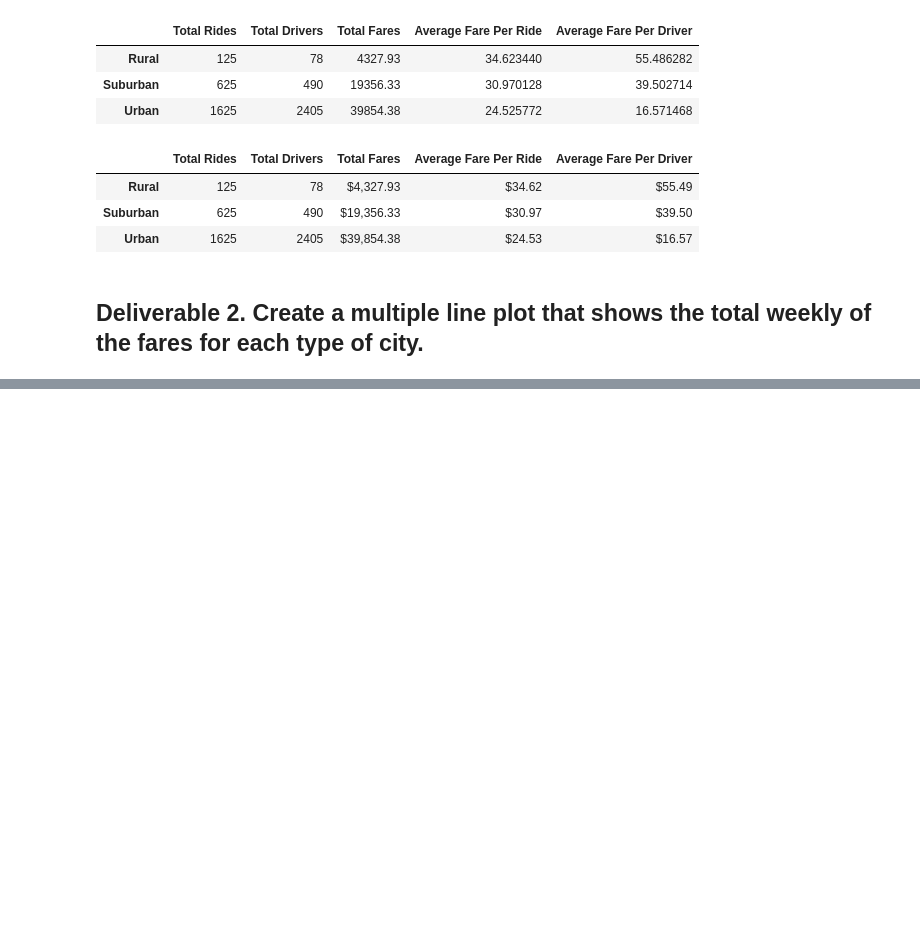
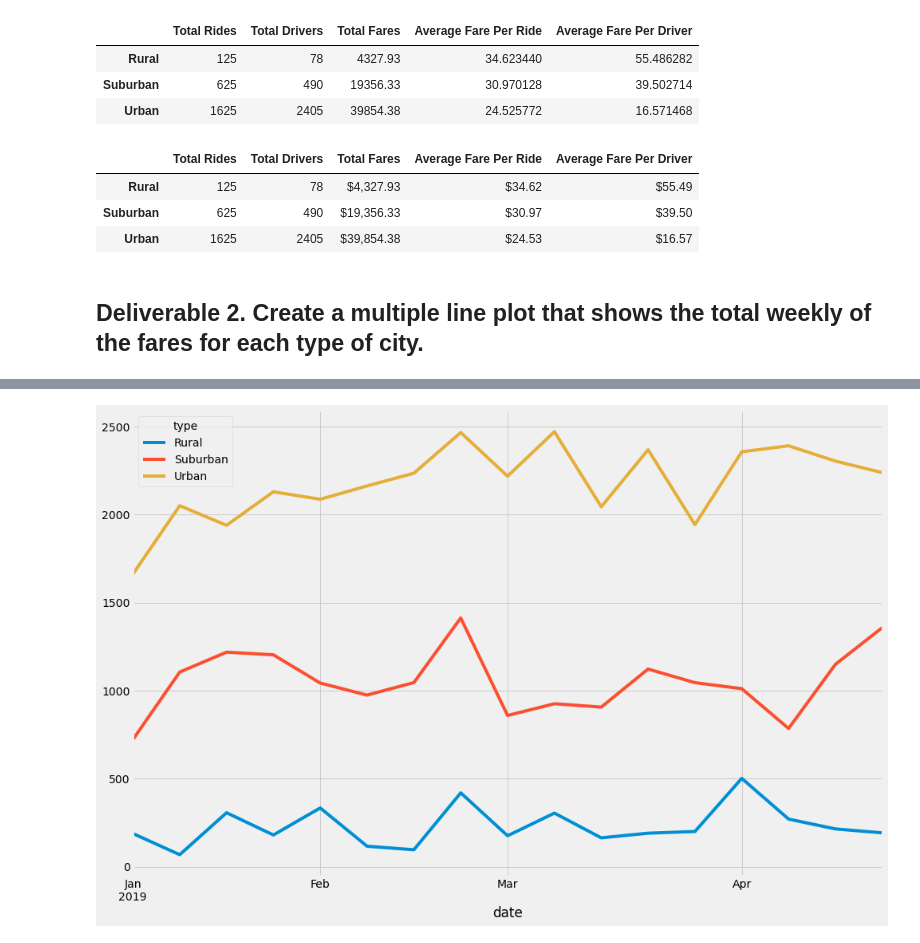
Before and after one commit to vithushankuhan/PyBer_Analysis, a Jupyter notebook: PyBer_Challenge.ipynb, the cells around one changed output, grey strips where cells are left out. Cells and saved outputs as stored; diff of their text form; code cells hidden in the pictures; blank space fills up the shorter version.

Commit message:
PyBer Challenge complete. PyBer summary chart added in Analysis folder

```diff
--- a/PyBer_Challenge.ipynb
+++ b/PyBer_Challenge.ipynb
@@ -133,3 +173,5 @@ pyber_summary_df
 # %%
 # 4. Create a pivot table with the 'date' as the index, the columns ='type', and values='fare'
 # to get the total fares for each type of city by the date.
+pyber_pivot = pd.pivot_table(total_fares_city, values = "fare", index = "date", columns = "type")
+pyber_pivot
@@ -136,2 +193,4 @@ pyber_summary_df
 # %%
 # 5. Create a new DataFrame from the pivot table DataFrame using loc on the given dates, '2019-01-01':'2019-04-29'.
+loc_pyber_pivot = pyber_pivot.loc["2019-01-01":"2019-04-29"]
+loc_pyber_pivot.head(10)
@@ -138,5 +210,6 @@ pyber_summary_df
 # %%
 # 6. Set the "date" index to datetime datatype. This is necessary to use the resample() method in Step 8.
 # df.index = pd.to_datetime(df.index)
+loc_pyber_pivot.index = pd.to_datetime(loc_pyber_pivot.index)
 # %%
 # 7. Check that the datatype for the index is datetime using df.info()
@@ -143,2 +228,4 @@ pyber_summary_df
 # %%
 # 8. Create a new DataFrame using the "resample()" function by week 'W' and get the sum of the fares for each week.
+pyber_week_data_df = loc_pyber_pivot.resample("W").sum()
+pyber_week_data_df
@@ -145,7 +252,15 @@ pyber_summary_df
 # %%
 # 8. Using the object-oriented interface method, plot the resample DataFrame using the df.plot() function.
 
 # Import the style from Matplotlib.
 from matplotlib import style
 # Use the graph style fivethirtyeight.
 style.use('fivethirtyeight')
+
+pyber_week_data_df.plot(figsize=(15,10))
+plt.title = ("Total Fare By City Type")
+plt.ylabel = ("Fare ($USD)")
+
+plt.savefig("Analysis/PyBer_fare_summary.png")
+# %% [output]
+[figure, added]
```
Also changed, not shown: parts of 7 cells of this notebook, 1 other file.
